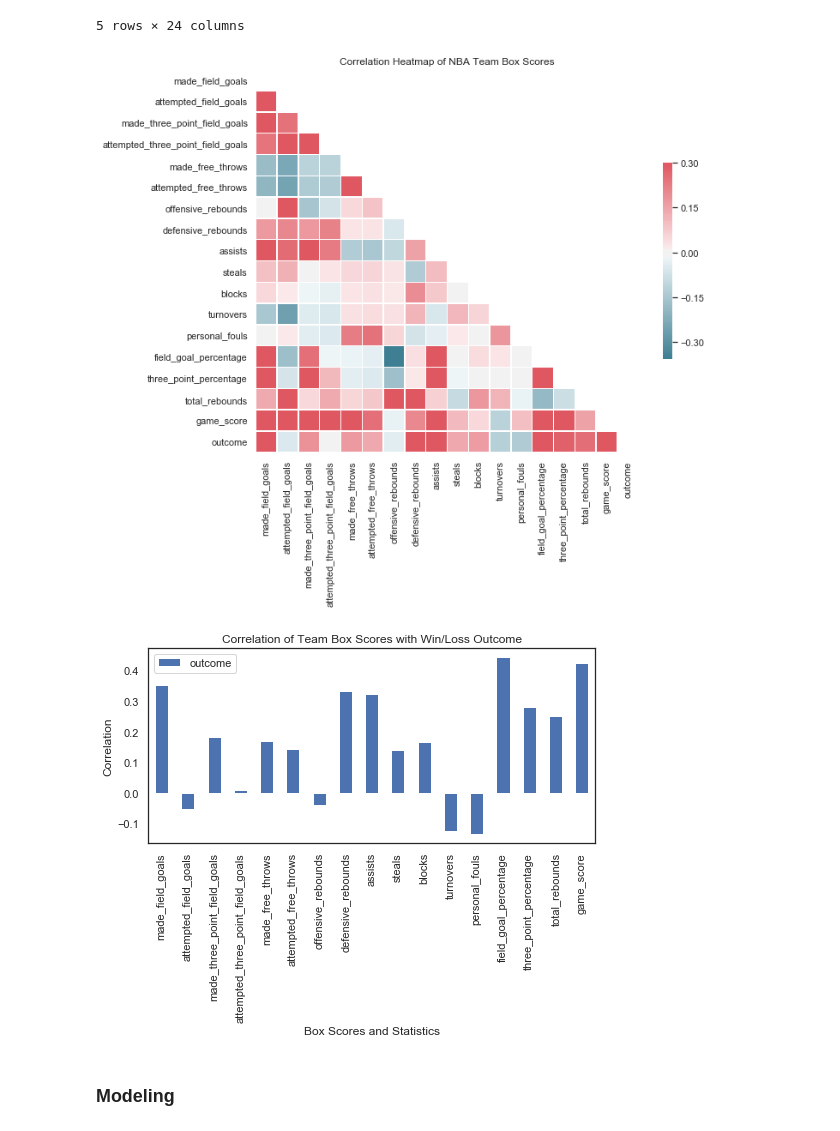
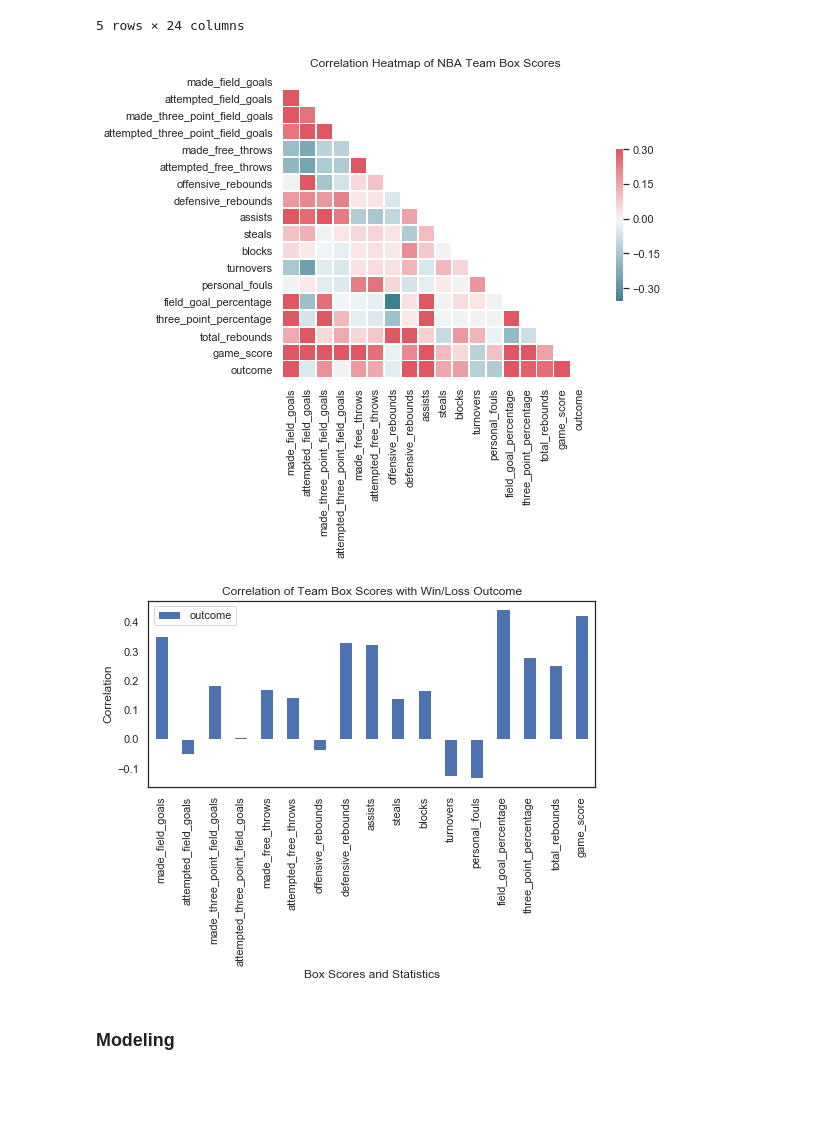
Before and after one commit to Will-Wright/NBA-predicter, a Jupyter notebook: NBA Predicter.ipynb, the cells around one changed output. Drawn from its saved outputs; the diff is of its cells as text; code cells hidden in the pictures; blank space fills up the shorter version.

Commit message:
updates images, README

```diff
--- a/NBA Predicter.ipynb
+++ b/NBA Predicter.ipynb
@@ -136,35 +136,35 @@ cols.append("game_score")
 cols.append("outcome")
 plot_df = plot_df[cols]
 plot_df.outcome = plot_df.outcome.eq("win").mul(1)
 
 sns.set(style="white")
 
 # Compute the correlation matrix
 corr = plot_df.corr()
 
 # Generate a mask for the upper triangle
 mask = np.zeros_like(corr, dtype=np.bool)
 mask[np.triu_indices_from(mask)] = True
 
 
 # Generate a custom diverging colormap
 cmap = sns.diverging_palette(220, 10, as_cmap=True)
 
 # Draw the heatmap with the mask and correct aspect ratio
-fig, ax = plt.subplots(figsize=(10,12))
+fig, ax = plt.subplots(figsize=(10,8))
 sns_plot = sns.heatmap(corr, mask=mask, cmap=cmap, vmax=.3, \
 
                        center=0, square=True, linewidths=.5, \
                        cbar_kws={"shrink": .5}, ax=ax)
 plt.title("Correlation Heatmap of NBA Team Box Scores")
 plt.gcf().subplots_adjust(bottom=0.35)
 
 if not os.path.isdir("images"):
     os.mkdir("images")
 
 sns_plot.get_figure().savefig("./images/corr_heatmap.png")
 # %% [output]
-[figure, old version]
+[figure, new version]
 # %%
 # Plot correlation of stats with outcome (win/loss)
 
@@ -172,17 +172,17 @@ corr_df = pd.DataFrame(corr)
 
 corr_plt = corr_df.drop(labels="outcome").plot(kind="bar", \
                                                y="outcome", \
-                                               figsize=(8,15))
+                                               figsize=(8,6))
 plt.title("Correlation of Team Box Scores with Win/Loss Outcome")
 plt.xlabel("Box Scores and Statistics")
 plt.ylabel("Correlation")
 
-plt.gcf().subplots_adjust(bottom=0.7)
+plt.gcf().subplots_adjust(bottom=0.45)
 
 corr_plt.get_figure().savefig("./images/corr_bar_graph.png")
 plt.show()
 # %% [output]
-[figure, old version]
+[figure, new version]
 # %% [markdown]
 ### Modeling
 # %%
```
Also changed, not shown: parts of 2 cells of this notebook, 5 other files.
